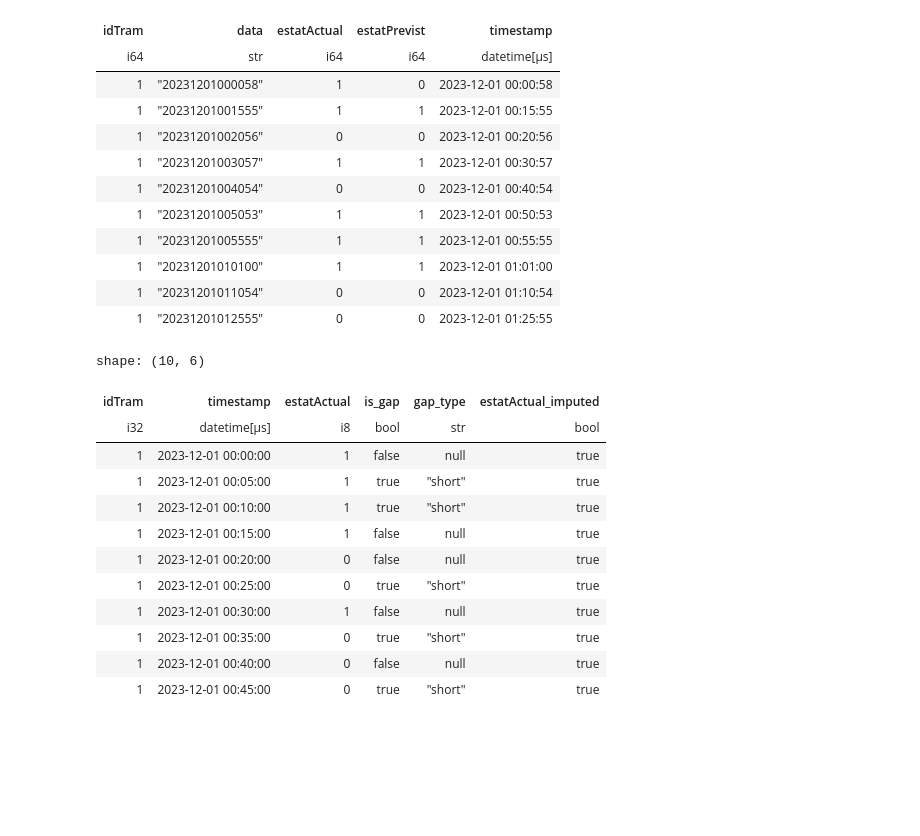
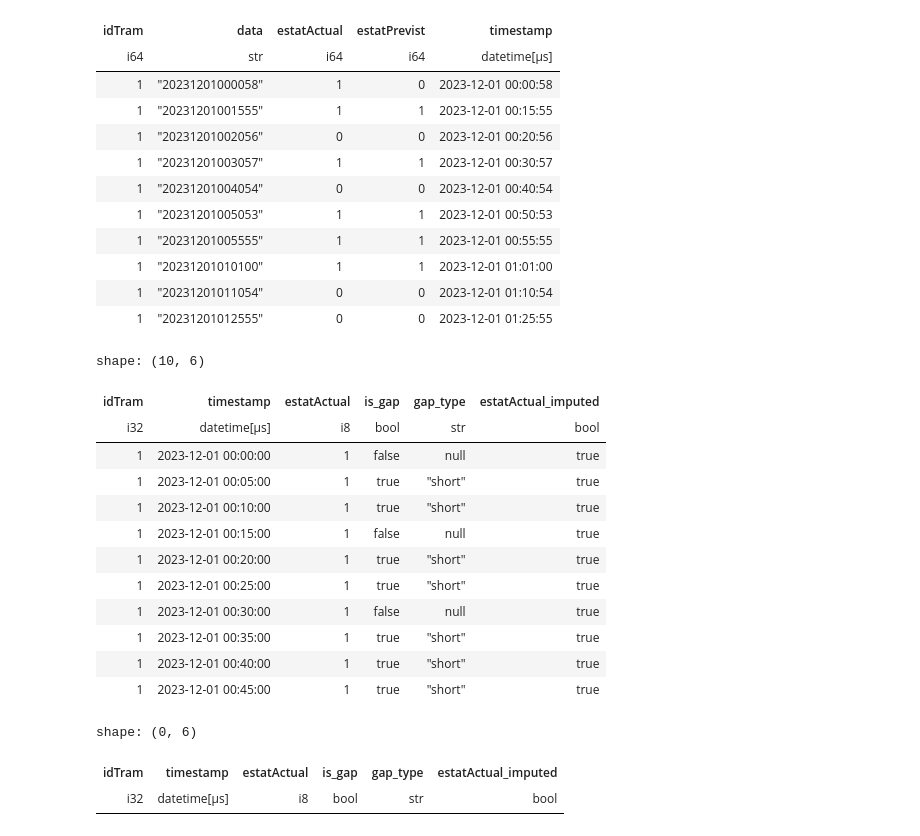
Before and after one commit to guillemlc9/traffic_prediction_tfg, a Jupyter notebook: notebooks/imputation.ipynb, the cells around one changed output. Saved outputs shown, nothing was run; the diff lists cells and outputs as text; code cells hidden in the pictures; blank space fills up the shorter version.

```diff
--- a/notebooks/imputation.ipynb
+++ b/notebooks/imputation.ipynb
@@ -3,6 +3,7 @@ import polars as pl
 # %%
 df = pl.read_parquet("/Users/guillemlopezcolomer/Desktop/traffic_prediction_tfg/data/dataset_1y.parquet")
 df_imputed = pl.read_parquet("/Users/guillemlopezcolomer/Desktop/traffic_prediction_tfg/data/processed/dataset_imputed.parquet")
+df_imputed_clean = pl.read_parquet("/Users/guillemlopezcolomer/Desktop/traffic_prediction_tfg/data/processed/dataset_imputed_clean.parquet")
 # %%
 df.head(10)
 # %% [output]
@@ -19,22 +20,28 @@ shape: (10, 5)
 | 1 | "20231201010100" | 1 | 1 | 2023-12-01 01:01:00 |
 | 1 | "20231201011054" | 0 | 0 | 2023-12-01 01:10:54 |
 | 1 | "20231201012555" | 0 | 0 | 2023-12-01 01:25:55 |
-# %%
-df_imputed.head(10)
-# %% [output]
-shape: (10, 6)
-| idTram | timestamp | estatActual | is_gap | gap_type | estatActual_imputed |
-| i32 | datetime[μs] | i8 | bool | str | bool |
-| 1 | 2023-12-01 00:00:00 | 1 | false | null | true |
-| 1 | 2023-12-01 00:05:00 | 1 | true | "short" | true |
-| 1 | 2023-12-01 00:10:00 | 1 | true | "short" | true |
-| 1 | 2023-12-01 00:15:00 | 1 | false | null | true |
-| 1 | 2023-12-01 00:20:00 | 0 | false | null | true |
-| 1 | 2023-12-01 00:25:00 | 0 | true | "short" | true |
-| 1 | 2023-12-01 00:30:00 | 1 | false | null | true |
-| 1 | 2023-12-01 00:35:00 | 0 | true | "short" | true |
-| 1 | 2023-12-01 00:40:00 | 0 | false | null | true |
-| 1 | 2023-12-01 00:45:00 | 0 | true | "short" | true |
+# %%
+df_imputed_clean.head(10)
+# %% [output]
+shape: (10, 6)
+| idTram | timestamp | estatActual | is_gap | gap_type | estatActual_imputed |
+| i32 | datetime[μs] | i8 | bool | str | bool |
+| 1 | 2023-12-01 00:00:00 | 1 | false | null | true |
+| 1 | 2023-12-01 00:05:00 | 1 | true | "short" | true |
+| 1 | 2023-12-01 00:10:00 | 1 | true | "short" | true |
+| 1 | 2023-12-01 00:15:00 | 1 | false | null | true |
+| 1 | 2023-12-01 00:20:00 | 1 | true | "short" | true |
+| 1 | 2023-12-01 00:25:00 | 1 | true | "short" | true |
+| 1 | 2023-12-01 00:30:00 | 1 | false | null | true |
+| 1 | 2023-12-01 00:35:00 | 1 | true | "short" | true |
+| 1 | 2023-12-01 00:40:00 | 1 | true | "short" | true |
+| 1 | 2023-12-01 00:45:00 | 1 | true | "short" | true |
+# %%
+df_imputed_clean.filter(pl.col('estatActual').is_null())
+# %% [output]
+shape: (0, 6)
+| idTram | timestamp | estatActual | is_gap | gap_type | estatActual_imputed |
+| i32 | datetime[μs] | i8 | bool | str | bool |
 # %%
 import matplotlib.pyplot as plt
 
```
Also changed, not shown: parts of 1 cell of this notebook, 1 other file.
